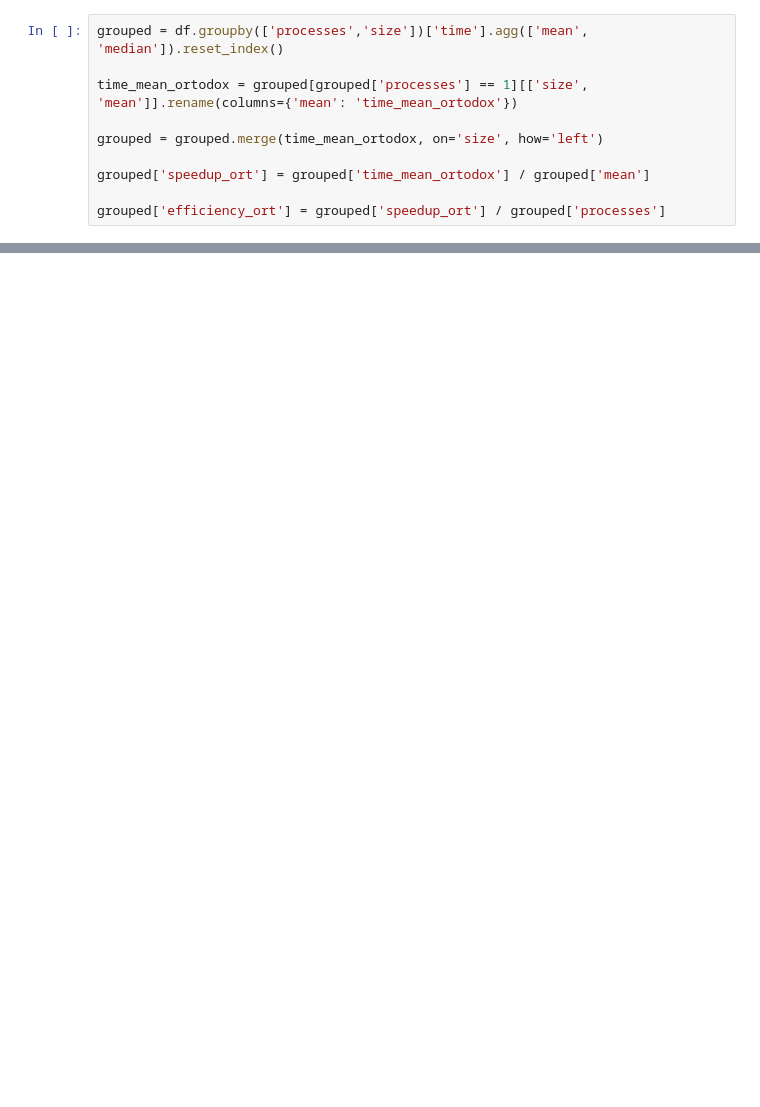
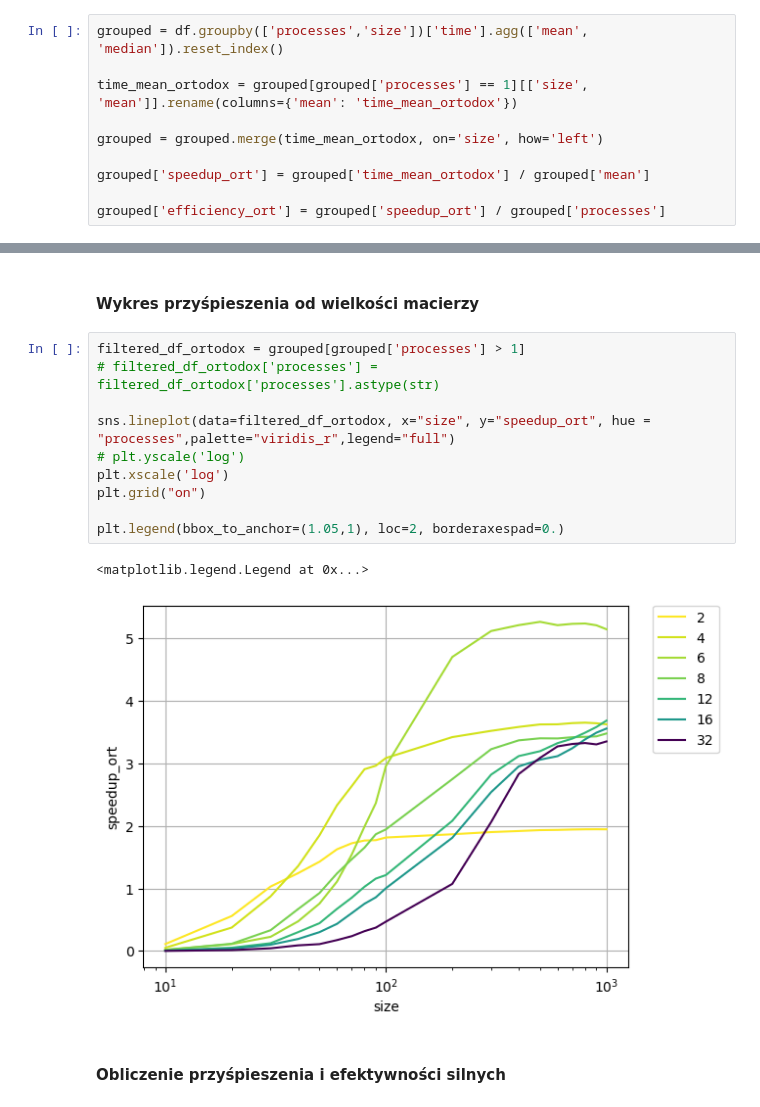
Before and after one commit to qert6g35/OWW, a Jupyter notebook: plots.ipynb, the cells around one changed output, grey strips where cells are left out. Saved outputs shown, nothing was run; the diff lists cells and outputs as text; blank space fills up the shorter version.

```diff
--- a/plots.ipynb
+++ b/plots.ipynb
@@ -57,0 +100,17 @@ grouped['efficiency_ort'] = grouped['speedup_ort'] / grouped['processes']
+# %% [markdown]
+#### Wykres przyśpieszenia od wielkości macierzy
+# %%
+filtered_df_ortodox = grouped[grouped['processes'] > 1]
+# filtered_df_ortodox['processes'] = filtered_df_ortodox['processes'].astype(str)
+
+sns.lineplot(data=filtered_df_ortodox, x="size", y="speedup_ort", hue = "processes",palette="viridis_r",legend="full")
+# plt.yscale('log')
+plt.xscale('log')
+plt.grid("on")
+
+plt.legend(bbox_to_anchor=(1.05,1), loc=2, borderaxespad=0.)
+# %% [output]
+<matplotlib.legend.Legend at 0x...>
+[figure, added]
+# %% [markdown]
+#### Obliczenie przyśpieszenia i efektywności silnych
```
Also changed, not shown: parts of 26 cells of this notebook, 1 other file.
